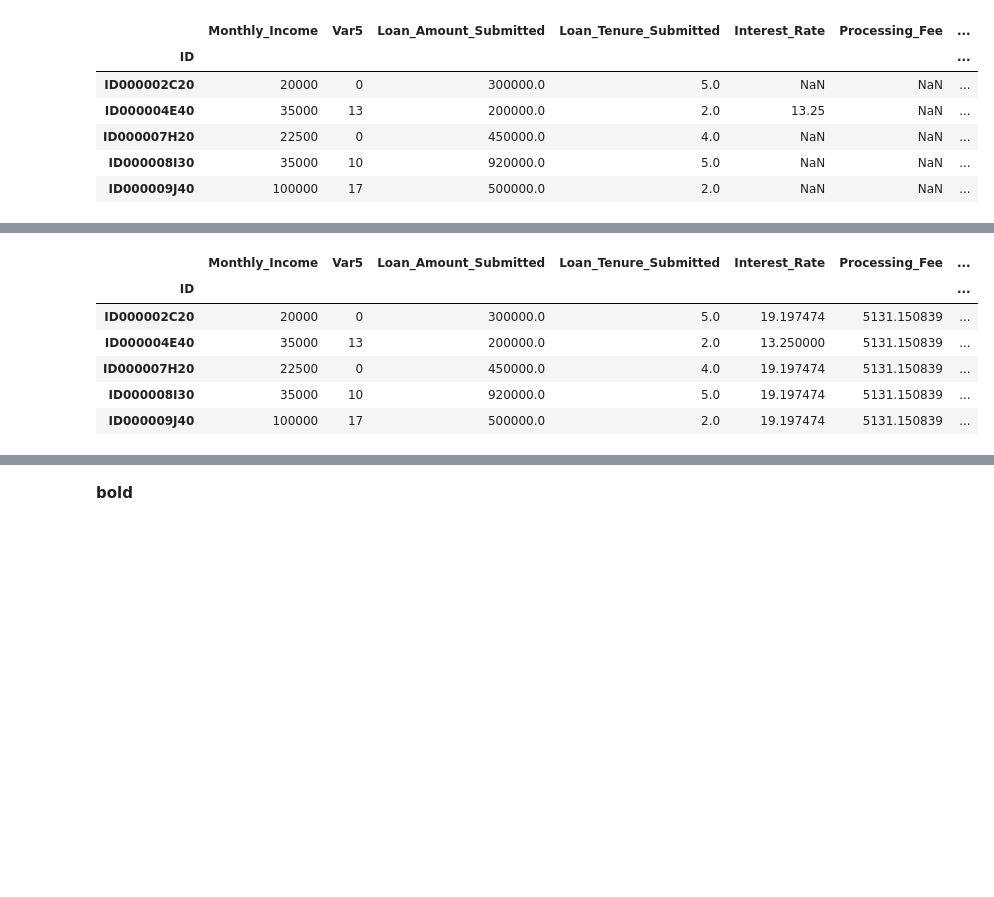
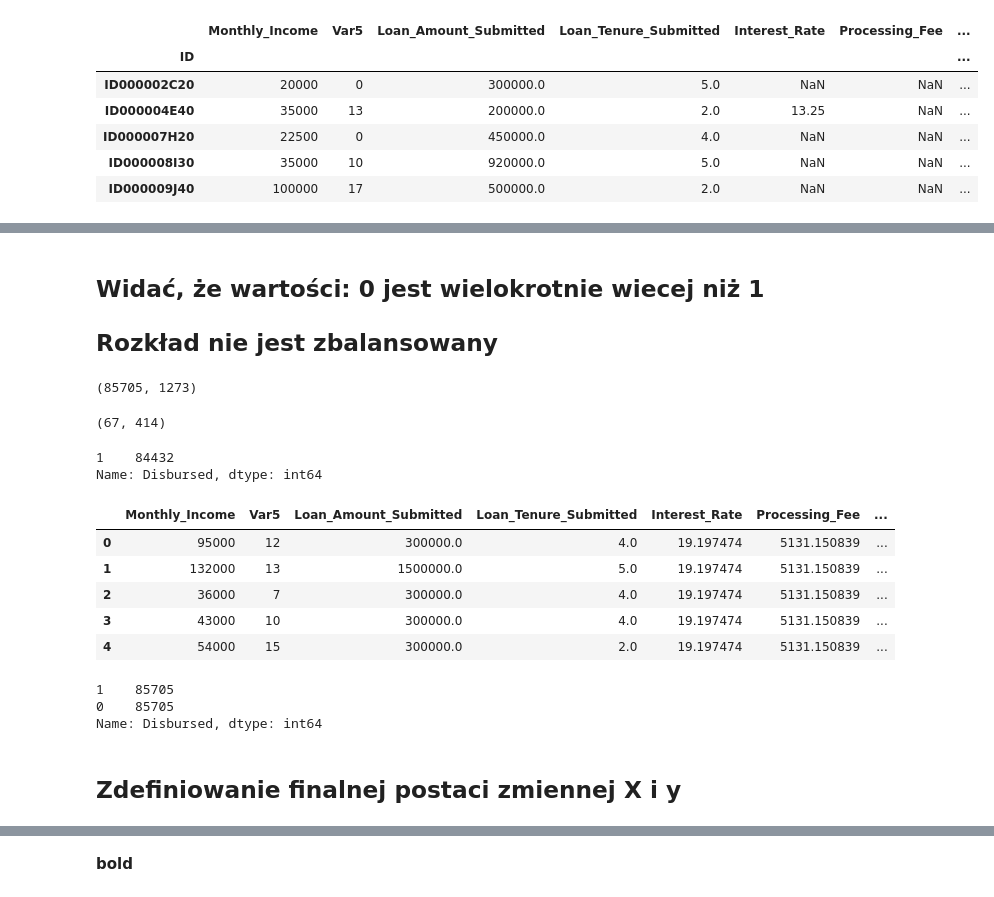
Before and after one commit to andrzej199/_projekt_, a Jupyter notebook: projekt_T2.ipynb, the cells around one changed output, grey strips where cells are left out. Cells and saved outputs as stored; diff of their text form; code cells hidden in the pictures; blank space fills up the shorter version.

```diff
--- a/projekt_T2.ipynb
+++ b/projekt_T2.ipynb
@@ -472,7 +520,7 @@ Var1_labels                   0
 Var2_labels                   0
 dtype: int64
 # %%
-# dodaję wartości średnie do poniższych kolumn zawierających dane NaN
-X['Interest_Rate'].fillna(X['Interest_Rate'].mean(), inplace=True)
-X['Processing_Fee'].fillna(X['Processing_Fee'].mean(), inplace=True)
-X['estimated_age_in_years'].fillna(X['estimated_age_in_years'].mean(), inplace=True)
+# dodanie wartości średnich do poniższych kolumn zawierających dane NaN
+Xf1['Interest_Rate'].fillna(Xf1['Interest_Rate'].mean(), inplace=True)
+Xf1['Processing_Fee'].fillna(Xf1['Processing_Fee'].mean(), inplace=True)
+Xf1['estimated_age_in_years'].fillna(Xf1['estimated_age_in_years'].mean(), inplace=True)
@@ -484,10 +534,47 @@ X['Loan_Tenure_Submitted'].fillna(X['Loan_Tenure_Submitted'].mean(), inplace=Tru
+# %% [markdown]
+## Widać, że wartości: 0 jest wielokrotnie wiecej niż 1
+## Rozkład nie jest zbalansowany
+# %%
+#Zdefiniowanie zmiennych zawierających liczbę 0 i 1 w zmiennej Disbursed
+Disbursed_liczba_wystapien_0, Disbursed_liczba_wystapien_1 = Xf1.Disbursed.value_counts()[0], Xf1.Disbursed.value_counts()[1]
+Disbursed_liczba_wystapien_0, Disbursed_liczba_wystapien_1
+# %% [output]
+(85705, 1273)
+# %%
+#wyliczenie w przyblizeniu mnoznika = ile razy będę duplikował dane ze zbioru z samymi wartościami "1" w zmiennej Disbursed
+# oraz reszty => tak by liczba obserwacji z "1" w Disbursed * mnożnik + reszta równała się liczbie obserwacji z "0" w Disbursed)
+mnoznik = int(Disbursed_liczba_wystapien_0/Disbursed_liczba_wystapien_1)
+reszta = Disbursed_liczba_wystapien_0-mnoznik*Disbursed_liczba_wystapien_1
+mnoznik, reszta
+# %% [output]
+(67, 414)
+# %%
+# wylosowanie ze zbioru danych zawierajacych 1, liczby obserwacji tylko z wartością "1" dla zmiennej Disbursed
+# losujemy maksymalnie dostępną liczbę obserwacji tyle razy ile wynosi 'mnożnik' (czyli 66 razy)
+# zapisanie tych danych do dataframe: X_Disbursed_1
+
+# tu pierwsze samplowanie
+X_Disbursed_1 = Xf1.sample(n=Disbursed_liczba_wystapien_1, weights='Disbursed', random_state=42)
+# tu dodanie samplowania dla liczby obserwacji równej reszta = 414
+Xprim = Xf1.sample(n=reszta, weights='Disbursed', random_state=42)
+X_Disbursed_1 = pd.concat([X_Disbursed_1, Xprim], ignore_index=True)
+
+# poniżej generowanie pozostałej liczby wymaganych obserwacji w pętli
+for i in range(0, mnoznik-2):
+    Xbis = Xf1.sample(n=Disbursed_liczba_wystapien_1, weights='Disbursed', random_state=42)
+    X_Disbursed_1 = pd.concat([X_Disbursed_1, Xbis], ignore_index=True)
+# %%
+# Sprawdzenie rozkładu wartości zmiennej Disbursed dla wylosowanych danych
+X_Disbursed_1.Disbursed.value_counts()
+# %% [output]
+1    84432
+Name: Disbursed, dtype: int64
 # %%
-X.head()
+X_Disbursed_1.head()
 # %% [output]
 |  | Monthly_Income | Var5 | Loan_Amount_Submitted | Loan_Tenure_Submitted | Interest_Rate | Processing_Fee | ... |
-| ID |  |  |  |  |  |  | ... |
-| ID000002C20 | 20000 | 0 | 300000.0 | 5.0 | 19.197474 | 5131.150839 | ... |
-| ID000004E40 | 35000 | 13 | 200000.0 | 2.0 | 13.250000 | 5131.150839 | ... |
-| ID000007H20 | 22500 | 0 | 450000.0 | 4.0 | 19.197474 | 5131.150839 | ... |
-| ID000008I30 | 35000 | 10 | 920000.0 | 5.0 | 19.197474 | 5131.150839 | ... |
-| ID000009J40 | 100000 | 17 | 500000.0 | 2.0 | 19.197474 | 5131.150839 | ... |
+| 0 | 95000 | 12 | 300000.0 | 4.0 | 19.197474 | 5131.150839 | ... |
+| 1 | 132000 | 13 | 1500000.0 | 5.0 | 19.197474 | 5131.150839 | ... |
+| 2 | 36000 | 7 | 300000.0 | 4.0 | 19.197474 | 5131.150839 | ... |
+| 3 | 43000 | 10 | 300000.0 | 4.0 | 19.197474 | 5131.150839 | ... |
+| 4 | 54000 | 15 | 300000.0 | 2.0 | 19.197474 | 5131.150839 | ... |
@@ -493,0 +583,8 @@ X.head()
+# %%
+Xf1.Disbursed.value_counts()
+# %% [output]
+1    85705
+0    85705
+Name: Disbursed, dtype: int64
+# %% [markdown]
+## Zdefiniowanie finalnej postaci zmiennej X i y
```
Also changed, not shown: parts of 60 cells of this notebook.
